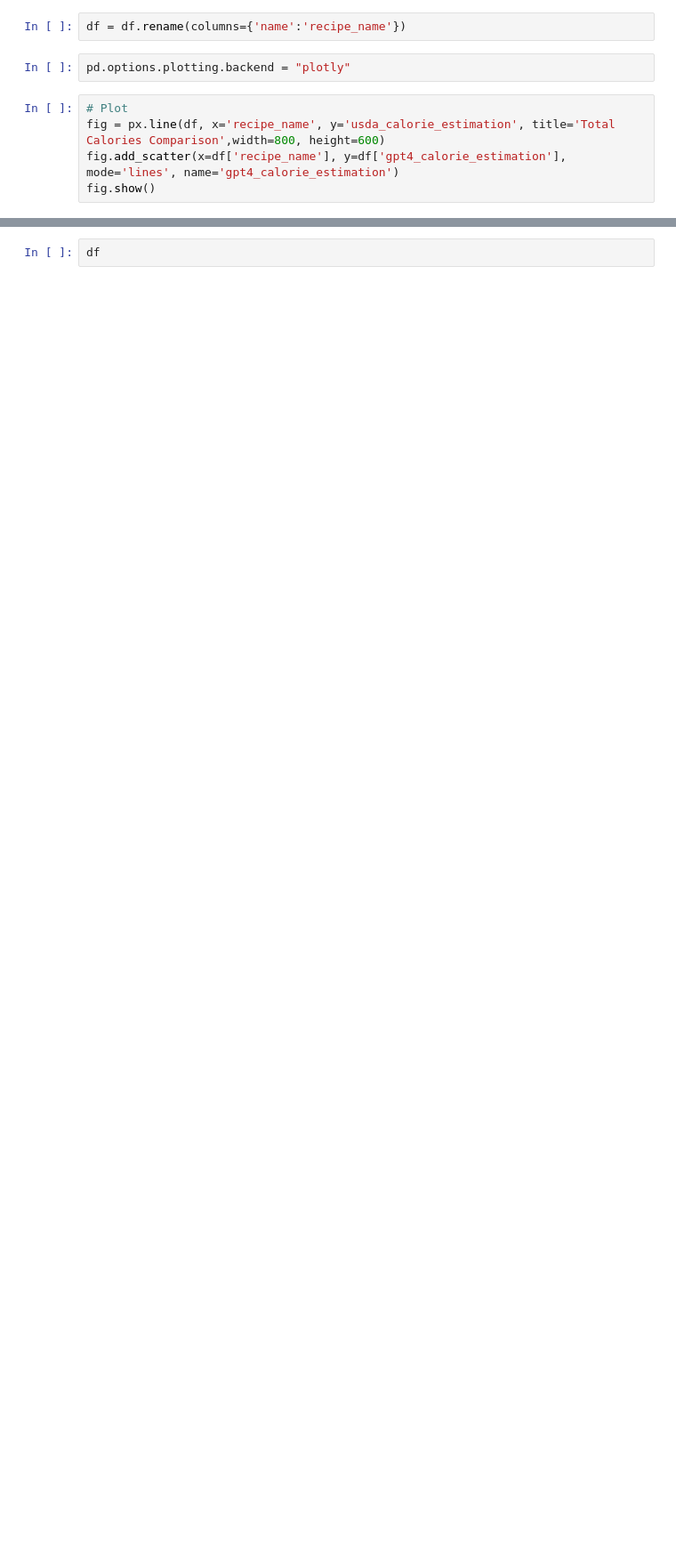
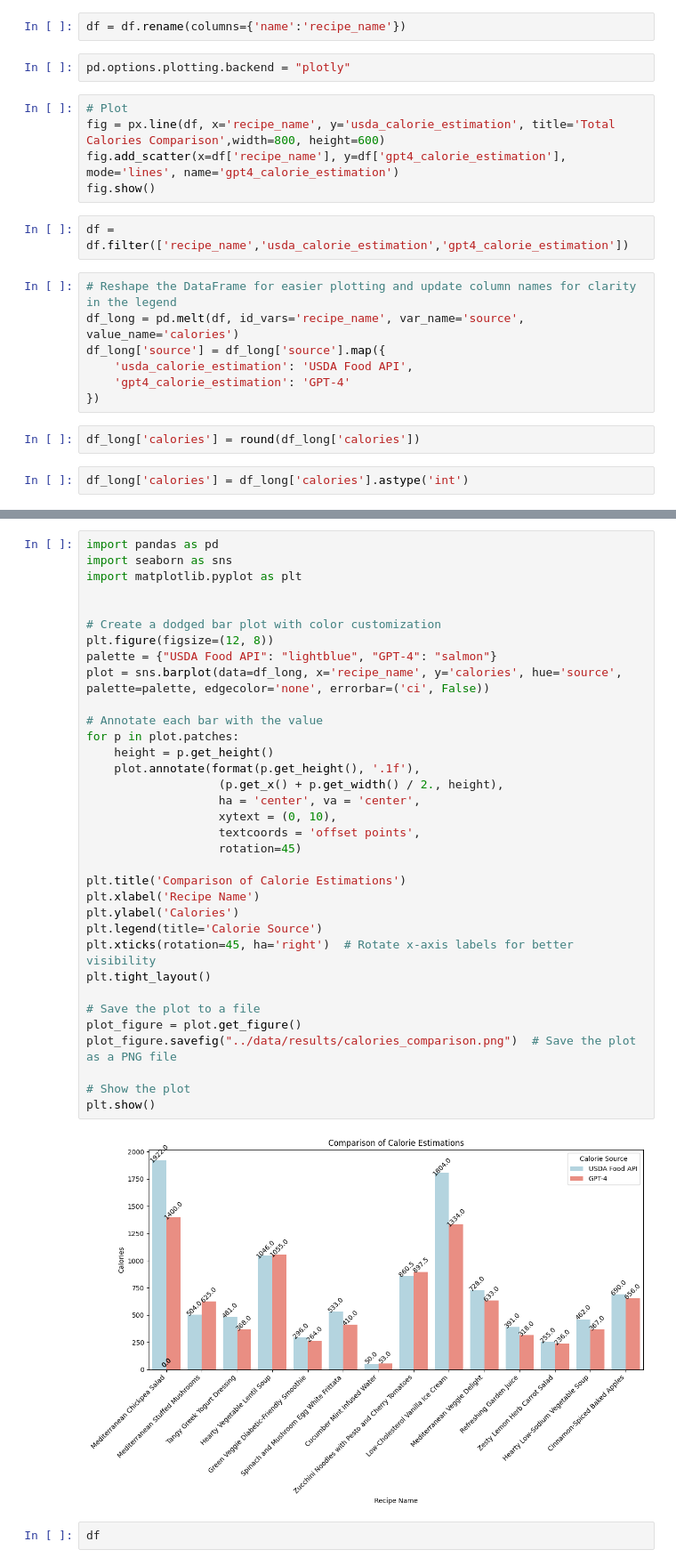
Before and after one commit to tanwardivya/ai-meal-recommendation, a Jupyter notebook: notebooks/results_graph.ipynb, the cells around one changed output, grey strips where cells are left out. Shown: that part at 89% size. Drawn from its saved outputs; the diff is of its cells as text; blank space fills up the shorter version.

```diff
--- a/notebooks/results_graph.ipynb
+++ b/notebooks/results_graph.ipynb
@@ -41,3 +41,16 @@ pd.options.plotting.backend = "plotly"
 fig = px.line(df, x='recipe_name', y='usda_calorie_estimation', title='Total Calories Comparison',width=800, height=600)
 fig.add_scatter(x=df['recipe_name'], y=df['gpt4_calorie_estimation'], mode='lines', name='gpt4_calorie_estimation')
 fig.show()
+# %%
+df = df.filter(['recipe_name','usda_calorie_estimation','gpt4_calorie_estimation'])
+# %%
+# Reshape the DataFrame for easier plotting and update column names for clarity in the legend
+df_long = pd.melt(df, id_vars='recipe_name', var_name='source', value_name='calories')
+df_long['source'] = df_long['source'].map({
+    'usda_calorie_estimation': 'USDA Food API',
+    'gpt4_calorie_estimation': 'GPT-4'
+})
+# %%
+df_long['calories'] = round(df_long['calories'])
+# %%
+df_long['calories'] = df_long['calories'].astype('int')
@@ -44,3 +77,39 @@ fig.show()
+# %%
+import pandas as pd
+import seaborn as sns
+import matplotlib.pyplot as plt
+
+
+# Create a dodged bar plot with color customization
+plt.figure(figsize=(12, 8))
+palette = {"USDA Food API": "lightblue", "GPT-4": "salmon"}
+plot = sns.barplot(data=df_long, x='recipe_name', y='calories', hue='source', palette=palette, edgecolor='none', errorbar=('ci', False))
+
+# Annotate each bar with the value
+for p in plot.patches:
+    height = p.get_height()
+    plot.annotate(format(p.get_height(), '.1f'),
+                   (p.get_x() + p.get_width() / 2., height),
+                   ha = 'center', va = 'center',
+                   xytext = (0, 10),
+                   textcoords = 'offset points',
+                   rotation=45)
+
+plt.title('Comparison of Calorie Estimations')
+plt.xlabel('Recipe Name')
+plt.ylabel('Calories')
+plt.legend(title='Calorie Source')
+plt.xticks(rotation=45, ha='right')  # Rotate x-axis labels for better visibility
+plt.tight_layout()
+
+# Save the plot to a file
+plot_figure = plot.get_figure()
+plot_figure.savefig("../data/results/calories_comparison.png")  # Save the plot as a PNG file
+
+# Show the plot
+plt.show()
+# %% [output]
+[figure, added]
 # %%
 df
 # %% [output]
```
Also changed, not shown: parts of 11 cells of this notebook, 16 other files.
